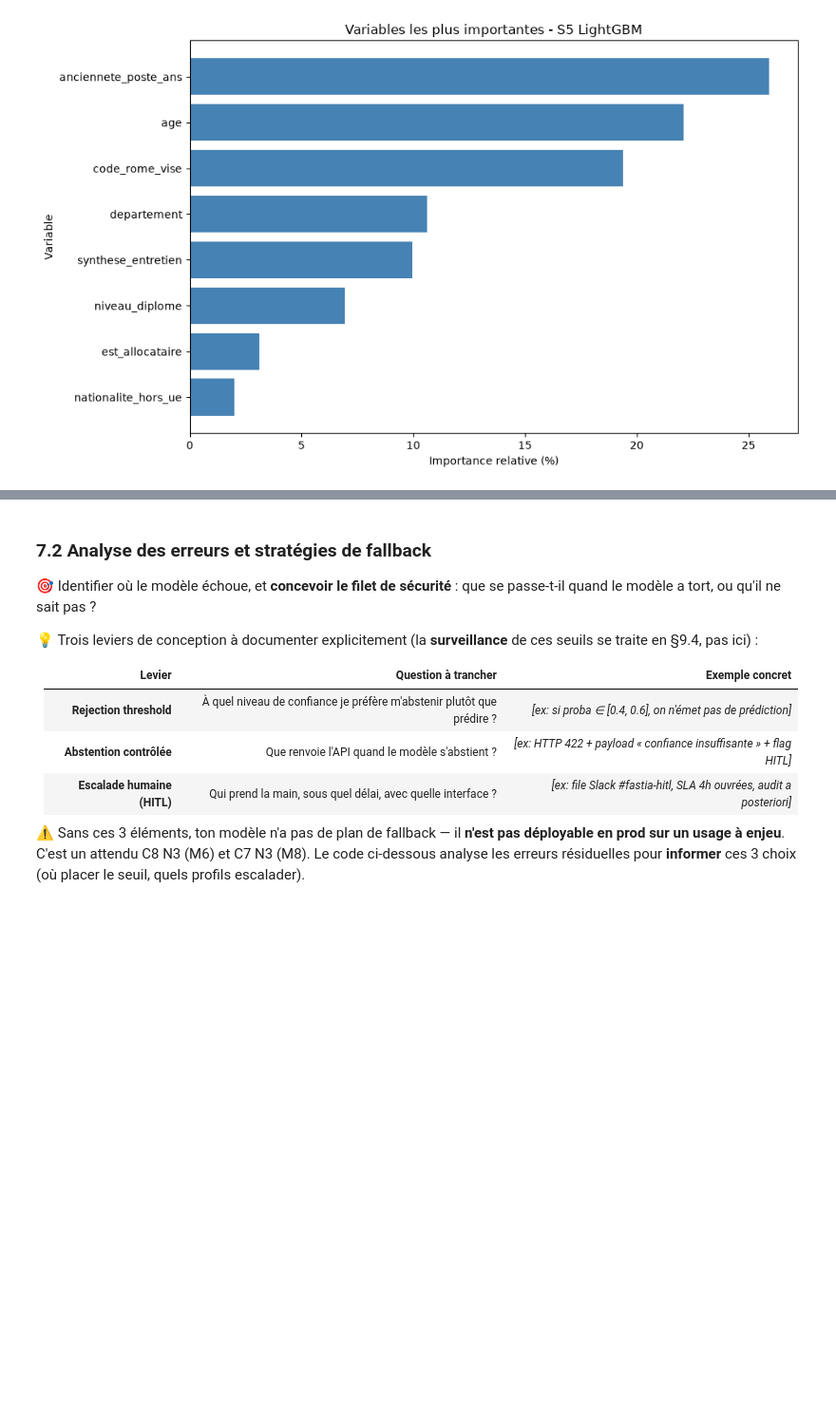
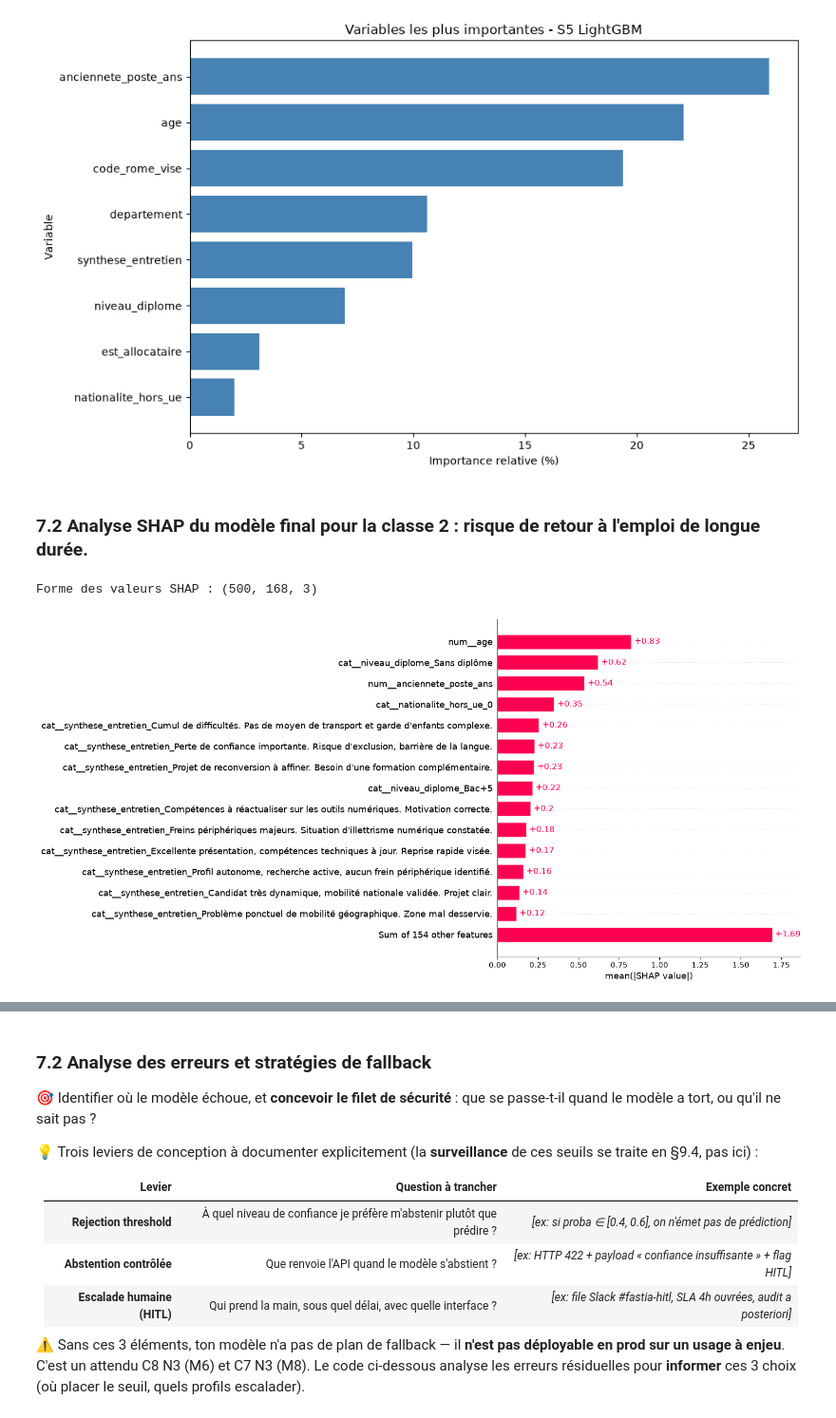
Before and after one commit to ddedomeni-j/Certification-Atlas-Cisia, a Jupyter notebook: Notebbok/ProjetFinal.ipynb, the cells around one changed output, grey strips where cells are left out. Shown at 95% size. Saved outputs shown, nothing was run; the diff lists cells and outputs as text; code cells hidden in the pictures; blank space fills up the shorter version.

```diff
--- a/Notebbok/ProjetFinal.ipynb
+++ b/Notebbok/ProjetFinal.ipynb
@@ -2856,3 +3032,39 @@ plt.tight_layout()
 plt.show()
 # %% [output]
 [figure]
+# %% [markdown]
+### 7.2 Analyse SHAP du modèle final pour la classe 2 : risque de retour à l'emploi de longue durée.
+# %%
+preprocessor_final = modele_final.named_steps["preprocessor"]
+modele_lightgbm_final = modele_final.named_steps["model"]
+
+X_test_transforme = preprocessor_final.transform(X_test_final)
+noms_features_transformees = preprocessor_final.get_feature_names_out()
+
+# Le test compte 500 lignes : il peut être expliqué intégralement.
+# Conversion dense nécessaire pour les graphiques SHAP.
+X_test_shap = pd.DataFrame(
+    X_test_transforme.toarray(),
+    columns=noms_features_transformees,
+    index=X_test_final.index,
+)
+
+explainer = shap.TreeExplainer(modele_lightgbm_final)
+valeurs_shap = explainer(X_test_shap)
+
+print(f"Forme des valeurs SHAP : {valeurs_shap.values.shape}")
+# %% [output]
+Forme des valeurs SHAP : (500, 168, 3)
+# %%
+# Contributions SHAP associées à la classe 2.
+shap_classe_2 = shap.Explanation(
+    values=valeurs_shap.values[:, :, 2],
+    base_values=valeurs_shap.base_values[:, 2],
+    data=X_test_shap.to_numpy(),
+    feature_names=noms_features_transformees,
+)
+# %%
+# Les variables les plus influentes sur la prédiction de la classe 2.
+shap.plots.bar(shap_classe_2, max_display=15)
+# %% [output]
+[figure, added]
```
Also changed, not shown: parts of 41 cells of this notebook, 2 other files.
